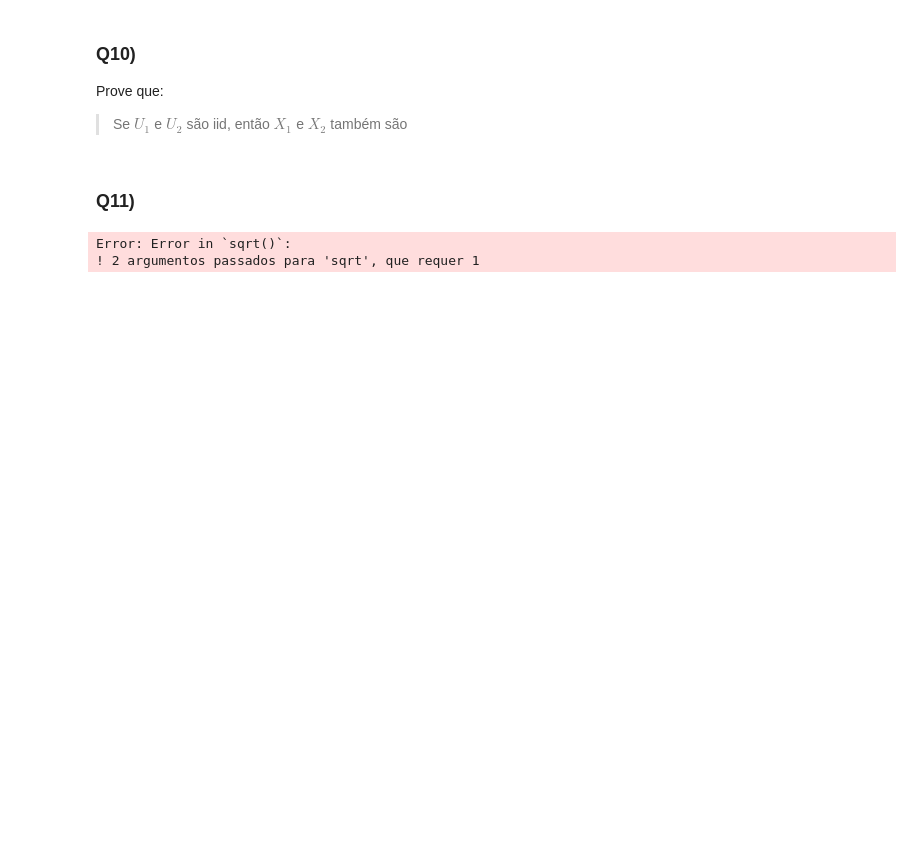
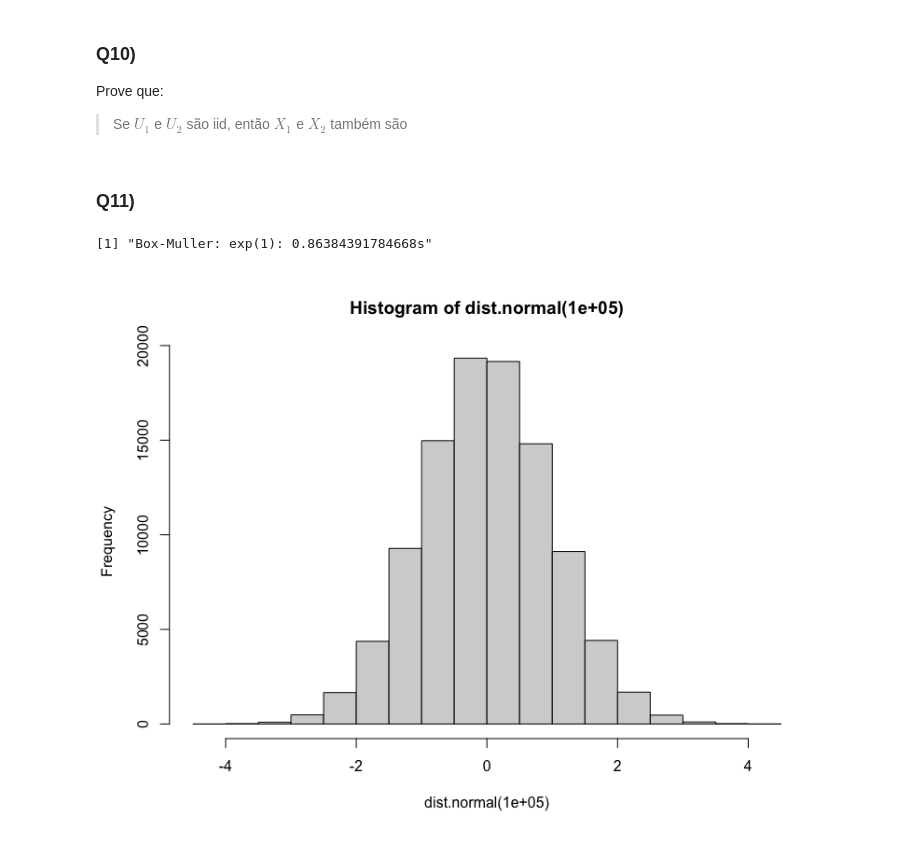
Before and after one commit to primojr/PPGECD-Estatistica-Computacional, a Jupyter notebook: Resolucao-lista1.ipynb, the cells around one changed output. Saved outputs shown, nothing was run; the diff lists cells and outputs as text; code cells hidden in the pictures; blank space fills up the shorter version.

```diff
--- a/Resolucao-lista1.ipynb
+++ b/Resolucao-lista1.ipynb
@@ -341,29 +341,32 @@ Prove que:
 ###
 # %% [markdown]
 ### Q11)
-# %%
-n = 100000
-gerar <- function(n) {
-
-u1 = runif(n)
-u2 = runif(n)
-
-v1 = 2*u1 - 1
-v2 = 2*u2 - 1
-
-v3 = v1^2 + v2^2
-
-contador = dplyr::if_else(v3 > 1, 'discarte', 'aceito')
-contador |> janitor::tabyl()
-
-z1 = dplyr::if_else(v3 < 1,v1*sqrt((-2*log(v3))/v3, NA))
-z2 = dplyr::if_else(v3 > 1,v2*sqrt((-2*log(v1^2 + v2^2))/(v1^2 + v2^2)), NA)
-
-z1
-}
-
-x = gerar(n)
-hist(x)
-# %% [output]
-Error: Error in `sqrt()`:
-! 2 argumentos passados para 'sqrt', que requer 1
+# %%
+
+dist.normal <- function(n) {
+
+  gerar_valor <- function() {
+    repeat {
+      y1 <- rexp(1, rate = 1)
+      y2 <- rexp(1, rate = 1)
+
+      if (y2 > ((1 - y1)^2) / 2) {
+        u <- runif(1, min = 0, max = 1)
+        return(ifelse(u <= 0.5, y1, -y1))
+      }
+    }
+  }
+
+  x <- purrr::map_dbl(1:n, ~ gerar_valor())
+  return(x)
+}
+# %%
+n <- 10000
+inicio_M1 <- Sys.time()
+dist.normal(100000) |> hist()
+fim_M1  <- Sys.time()
+
+print(paste0("Box-Muller: exp(1): ", fim_M1 - inicio_M1,"s"))
+# %% [output]
+[1] "Box-Muller: exp(1): 0.86384391784668s"
+[figure, added]
```
Also changed, not shown: parts of 13 cells of this notebook, 25 other files.
